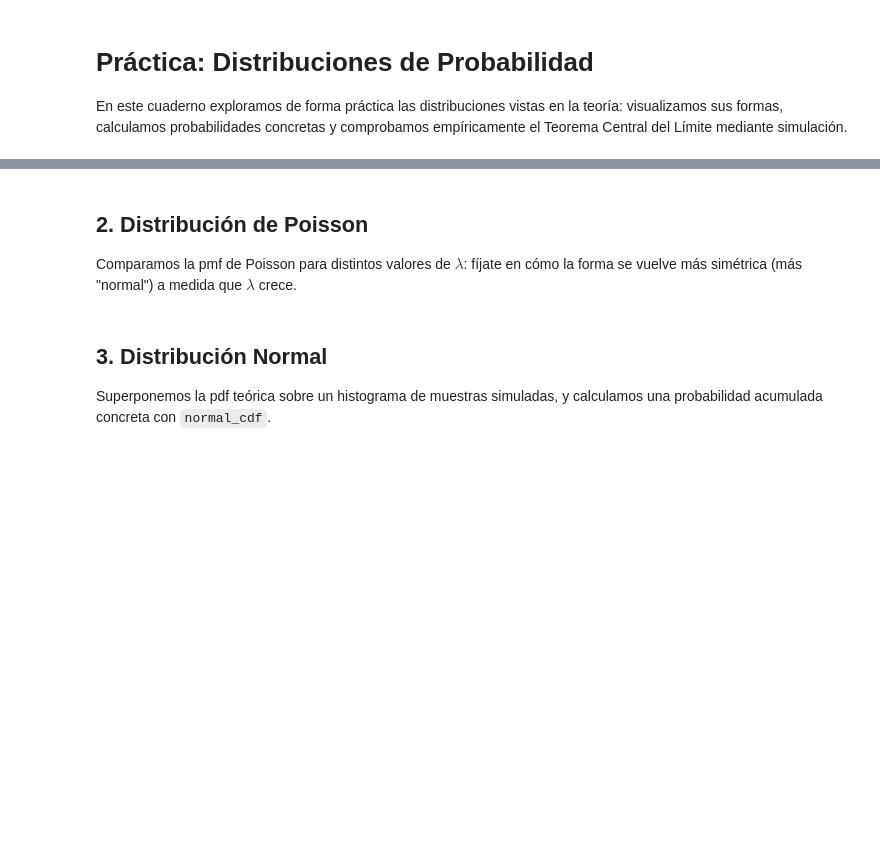
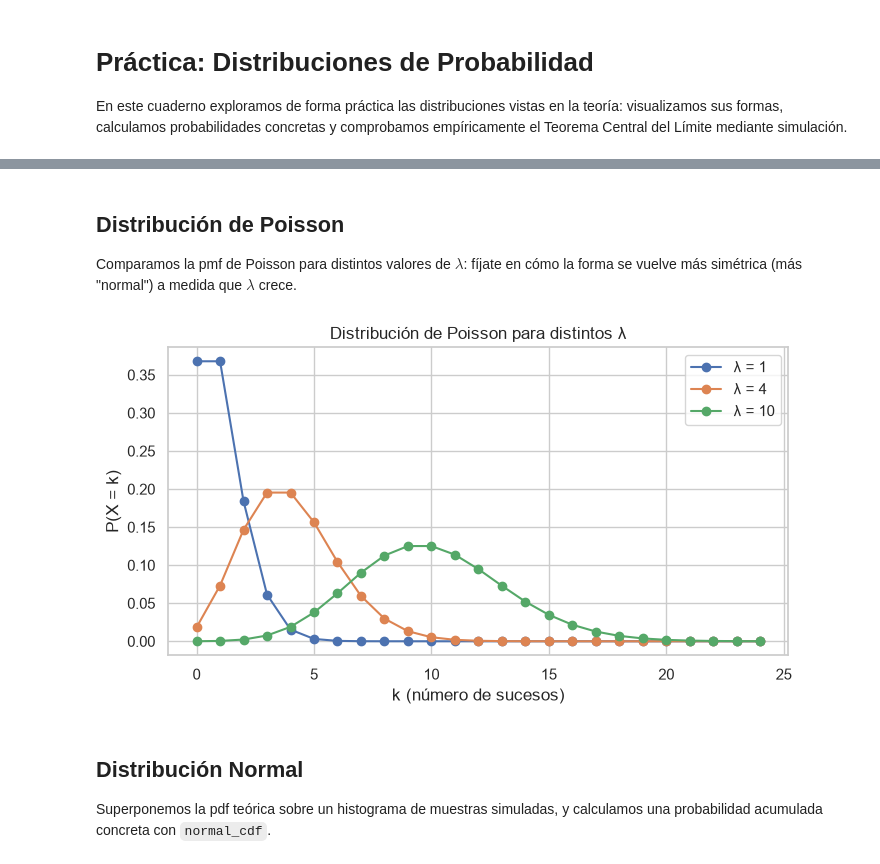
Before and after one commit to JulioUQ/Curso-de-Estadistica-Basica, a Jupyter notebook: notebooks/03_distribuciones/practica.ipynb, the cells around one changed output, grey strips where cells are left out. Drawn from its saved outputs; the diff is of its cells as text; code cells hidden in the pictures; blank space fills up the shorter version.

```diff
--- a/notebooks/03_distribuciones/practica.ipynb
+++ b/notebooks/03_distribuciones/practica.ipynb
@@ -5,8 +15,50 @@ En este cuaderno exploramos de forma práctica las distribuciones vistas en la t
+# %%
+# Solo en Google Colab: descarga el repositorio del curso (stats_toolkit y datos),
+# instala las bibliotecas que falten y se sitúa en la carpeta de este cuaderno.
+# En otro entorno (tu ordenador, la web del curso) no hace nada.
+import os
+import subprocess
+import sys
+
+if "google.colab" in sys.modules:
+    from importlib.metadata import PackageNotFoundError, version
+
+    repo = "/content/Curso-de-Estadistica-Basica"
+    if not os.path.isdir(repo):
+        subprocess.run(["git", "clone", "--depth", "1",
+                        "https://github.com/JulioUQ/Curso-de-Estadistica-Basica.git", repo], check=True)
+
+    # Bibliotecas de cálculo de requirements.txt (Jupyter ya viene con Colab).
+    with open(f"{repo}/requirements.txt", encoding="utf-8") as f:
+        requisitos = [linea.split("#")[0].strip() for linea in f]
+    requisitos = [r for r in requisitos if r and r not in ("jupyter", "ipykernel", "nbclient", "nbformat")]
+    nombres = [r.split(">=")[0] for r in requisitos]
+
+    def versiones():
+        res = {}
+        for n in nombres:
+            try:
+                res[n] = version(n)
+            except PackageNotFoundError:
+                res[n] = None
+        return res
+
+    antes = versiones()
+    subprocess.run([sys.executable, "-m", "pip", "install", "-q", *requisitos], check=True)
+    cambiadas = [n for n, v in versiones().items() if v != antes[n]]
+    if cambiadas:
+        print("Se han instalado o actualizado:", ", ".join(cambiadas))
+        print("Reinicia la sesión (menú «Entorno de ejecución») y vuelve a ejecutar el cuaderno.")
+    os.chdir(f"{repo}/notebooks/03_distribuciones")
 # %%
 import sys
 sys.path.append("../../src")
 
 import numpy as np
 import matplotlib.pyplot as plt
+import seaborn as sns
 from stats_toolkit import distributions as dist
+
+sns.set_theme(style="whitegrid")
+plt.rcParams["figure.figsize"] = (8, 4.5)  # tamaño común de las figuras de una sola gráfica
 # %% [markdown]
@@ -32,23 +87,26 @@ plt.show()
 # %% [markdown]
-## 2. Distribución de Poisson
+## Distribución de Poisson
 
 Comparamos la pmf de Poisson para distintos valores de $\lambda$: fíjate en cómo la forma se vuelve más simétrica (más "normal") a medida que $\lambda$ crece.
 # %%
+#| fig-alt: "Tres funciones de probabilidad de Poisson, con λ = 1, 4 y 10: al aumentar λ el máximo se desplaza a la derecha y la distribución se hace más ancha y simétrica."
 lambdas = [1, 4, 10]
 ks = np.arange(0, 25)
 
 plt.figure(figsize=(8, 4))
 for lam in lambdas:
     pmf_vals = [dist.poisson_pmf(k, lam) for k in ks]
     plt.plot(ks, pmf_vals, 'o-', label=f"λ = {lam}")
 
 plt.title("Distribución de Poisson para distintos λ")
-plt.xlabel("k")
+plt.xlabel("k (número de sucesos)")
 plt.ylabel("P(X = k)")
 plt.legend()
 plt.show()
+# %% [output]
+[figure, added]
 # %% [markdown]
-## 3. Distribución Normal
+## Distribución Normal
 
 Superponemos la pdf teórica sobre un histograma de muestras simuladas, y calculamos una probabilidad acumulada concreta con `normal_cdf`.
 # %%
```
Also changed, not shown: parts of 19 cells of this notebook, 46 other files.
